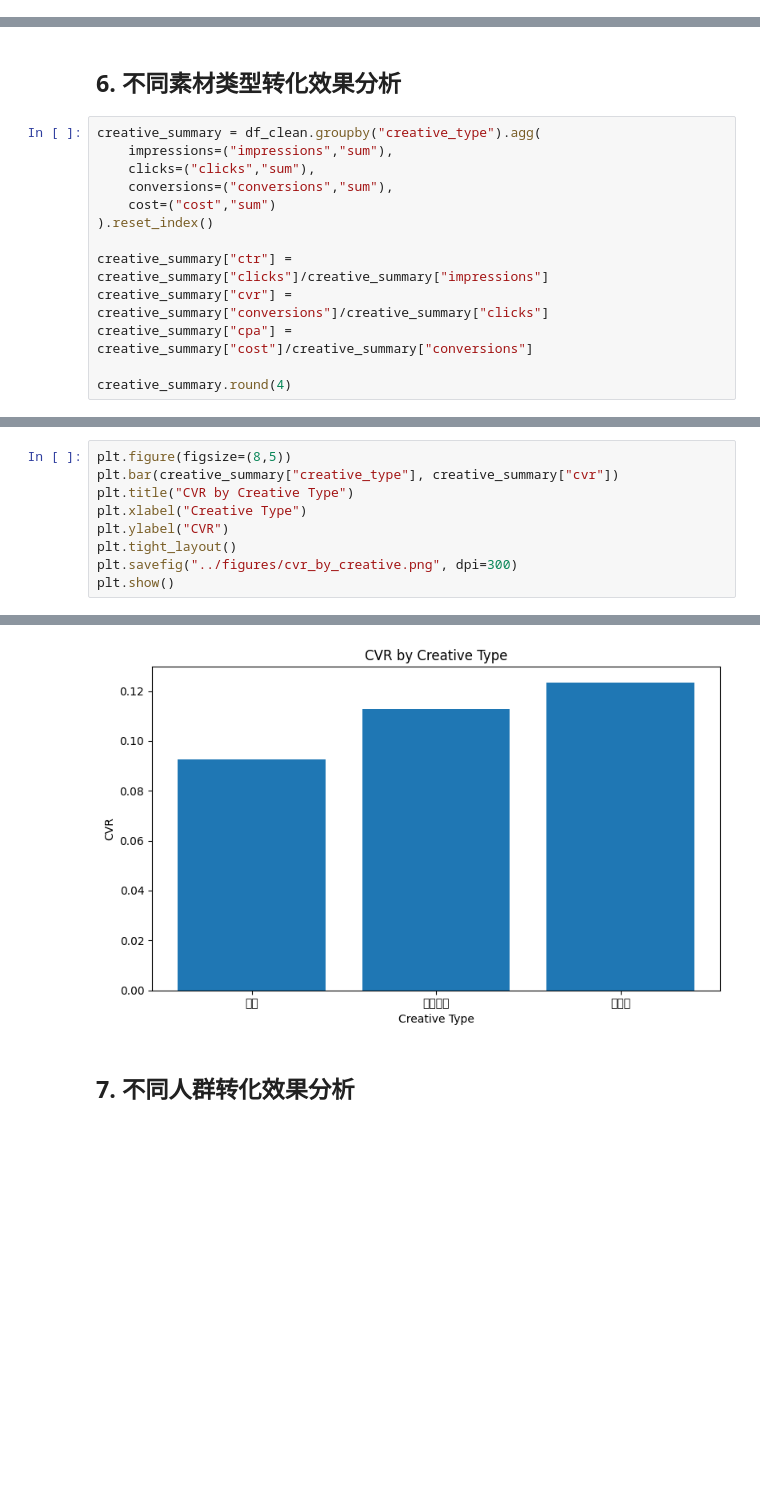
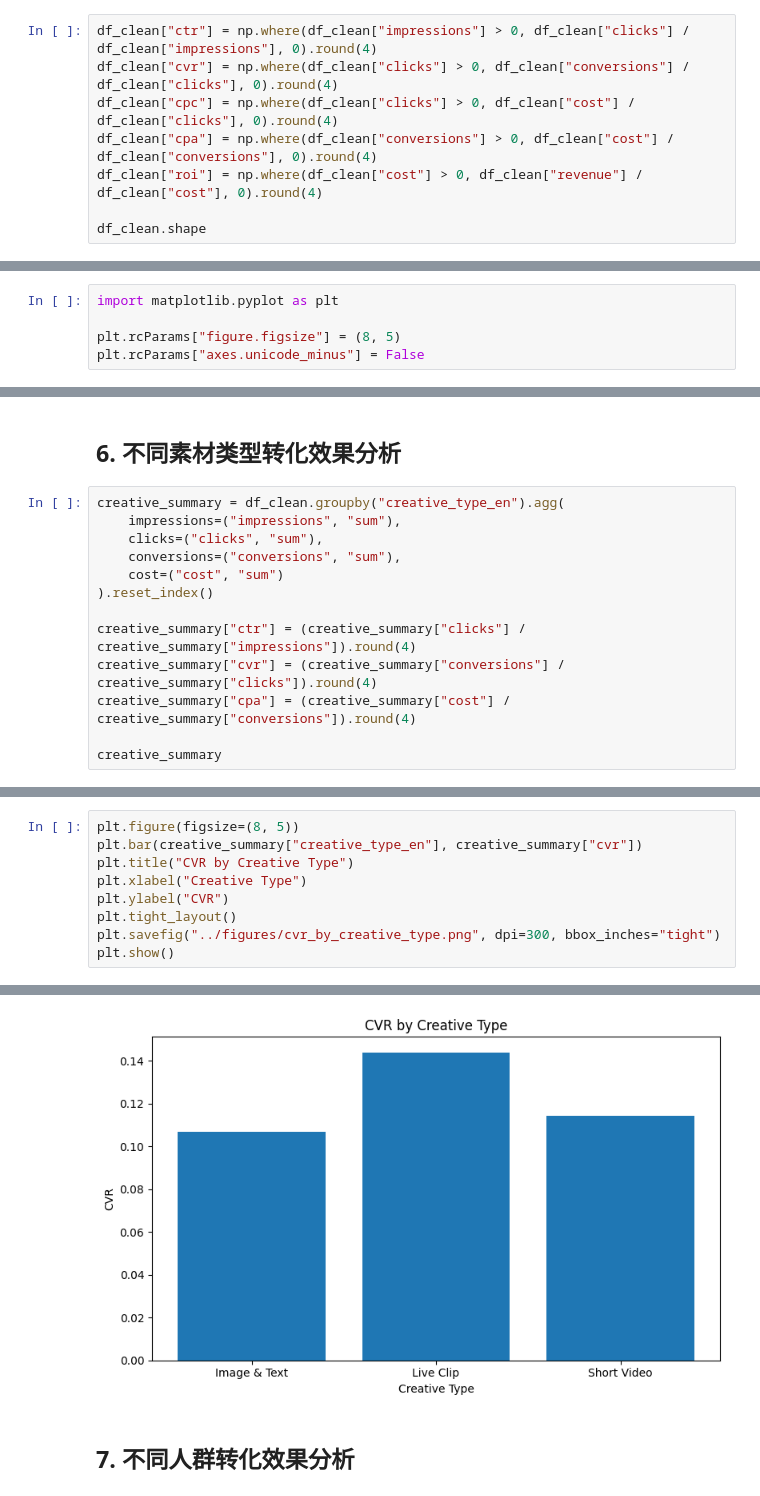
Before and after one commit to reghtty/ad_campaign_analysis, a Jupyter notebook: notebook/ad_campaign_analysis.ipynb, the cells around one changed output, grey strips where cells are left out. Cells and saved outputs as stored; diff of their text form; blank space fills up the shorter version.

```diff
--- a/notebook/ad_campaign_analysis.ipynb
+++ b/notebook/ad_campaign_analysis.ipynb
@@ -266,0 +208,8 @@ max        0.124100      0.302000     16.560000   1219.580000     46.440000
+# %%
+df_clean["ctr"] = np.where(df_clean["impressions"] > 0, df_clean["clicks"] / df_clean["impressions"], 0).round(4)
+df_clean["cvr"] = np.where(df_clean["clicks"] > 0, df_clean["conversions"] / df_clean["clicks"], 0).round(4)
+df_clean["cpc"] = np.where(df_clean["clicks"] > 0, df_clean["cost"] / df_clean["clicks"], 0).round(4)
+df_clean["cpa"] = np.where(df_clean["conversions"] > 0, df_clean["cost"] / df_clean["conversions"], 0).round(4)
+df_clean["roi"] = np.where(df_clean["cost"] > 0, df_clean["revenue"] / df_clean["cost"], 0).round(4)
+
+df_clean.shape
@@ -418,3 +509,8 @@ platform_summary
+# %%
+import matplotlib.pyplot as plt
+
+plt.rcParams["figure.figsize"] = (8, 5)
+plt.rcParams["axes.unicode_minus"] = False
 # %%
 import matplotlib
 import matplotlib.pyplot as plt
@@ -677,16 +673,16 @@ findfont: Generic family 'sans-serif' not found because none of the following fa
 # %% [markdown]
 ## 6. 不同素材类型转化效果分析
 # %%
-creative_summary = df_clean.groupby("creative_type").agg(
-    impressions=("impressions","sum"),
-    clicks=("clicks","sum"),
-    conversions=("conversions","sum"),
-    cost=("cost","sum")
+creative_summary = df_clean.groupby("creative_type_en").agg(
+    impressions=("impressions", "sum"),
+    clicks=("clicks", "sum"),
+    conversions=("conversions", "sum"),
+    cost=("cost", "sum")
 ).reset_index()
 
-creative_summary["ctr"] = creative_summary["clicks"]/creative_summary["impressions"]
-creative_summary["cvr"] = creative_summary["conversions"]/creative_summary["clicks"]
-creative_summary["cpa"] = creative_summary["cost"]/creative_summary["conversions"]
+creative_summary["ctr"] = (creative_summary["clicks"] / creative_summary["impressions"]).round(4)
+creative_summary["cvr"] = (creative_summary["conversions"] / creative_summary["clicks"]).round(4)
+creative_summary["cpa"] = (creative_summary["cost"] / creative_summary["conversions"]).round(4)
 
-creative_summary.round(4)
+creative_summary
 # %% [output]
@@ -697,11 +693,11 @@ creative_summary.round(4)
 # %%
-plt.figure(figsize=(8,5))
-plt.bar(creative_summary["creative_type"], creative_summary["cvr"])
+plt.figure(figsize=(8, 5))
+plt.bar(creative_summary["creative_type_en"], creative_summary["cvr"])
 plt.title("CVR by Creative Type")
 plt.xlabel("Creative Type")
 plt.ylabel("CVR")
 plt.tight_layout()
-plt.savefig("../figures/cvr_by_creative.png", dpi=300)
+plt.savefig("../figures/cvr_by_creative_type.png", dpi=300, bbox_inches="tight")
 plt.show()
 # %% [output]
 findfont: Generic family 'sans-serif' not found because none of the following families were found: Noto Sans CJK SC, SimHei, Microsoft YaHei, Arial Unicode MS
@@ -720,8 +716,8 @@ findfont: Generic family 'sans-serif' not found because none of the following fa
 findfont: Generic family 'sans-serif' not found because none of the following families were found: Noto Sans CJK SC, SimHei, Microsoft YaHei, Arial Unicode MS
 findfont: Generic family 'sans-serif' not found because none of the following families were found: Noto Sans CJK SC, SimHei, Microsoft YaHei, Arial Unicode MS
 findfont: Generic family 'sans-serif' not found because none of the following families were found: Noto Sans CJK SC, SimHei, Microsoft YaHei, Arial Unicode MS
 findfont: Generic family 'sans-serif' not found because none of the following families were found: Noto Sans CJK SC, SimHei, Microsoft YaHei, Arial Unicode MS
-[figure, old version]
+[figure, new version]
 # %% [markdown]
 ## 7. 不同人群转化效果分析
 # %%
```
Also changed, not shown: parts of 51 cells of this notebook, 2 other files.
